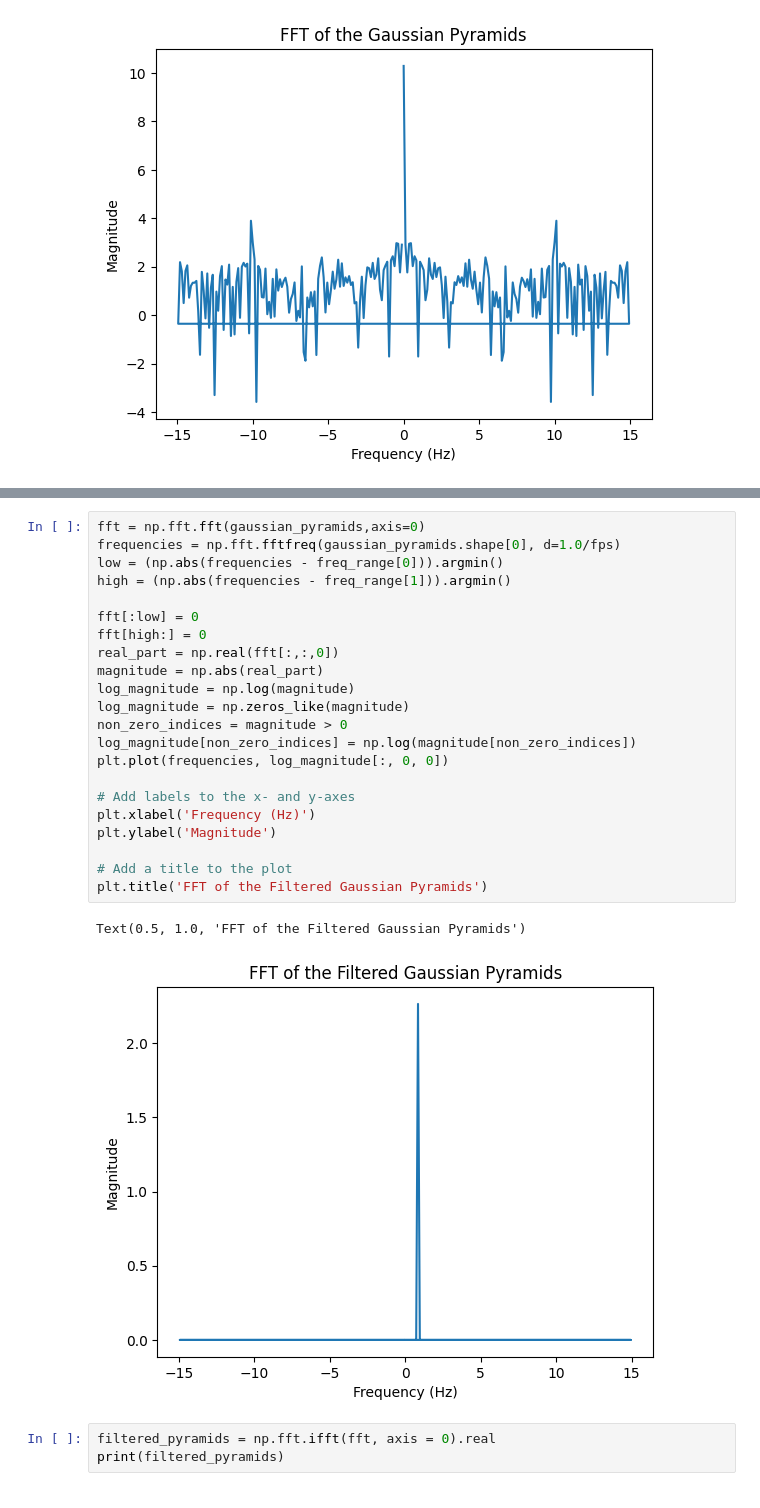
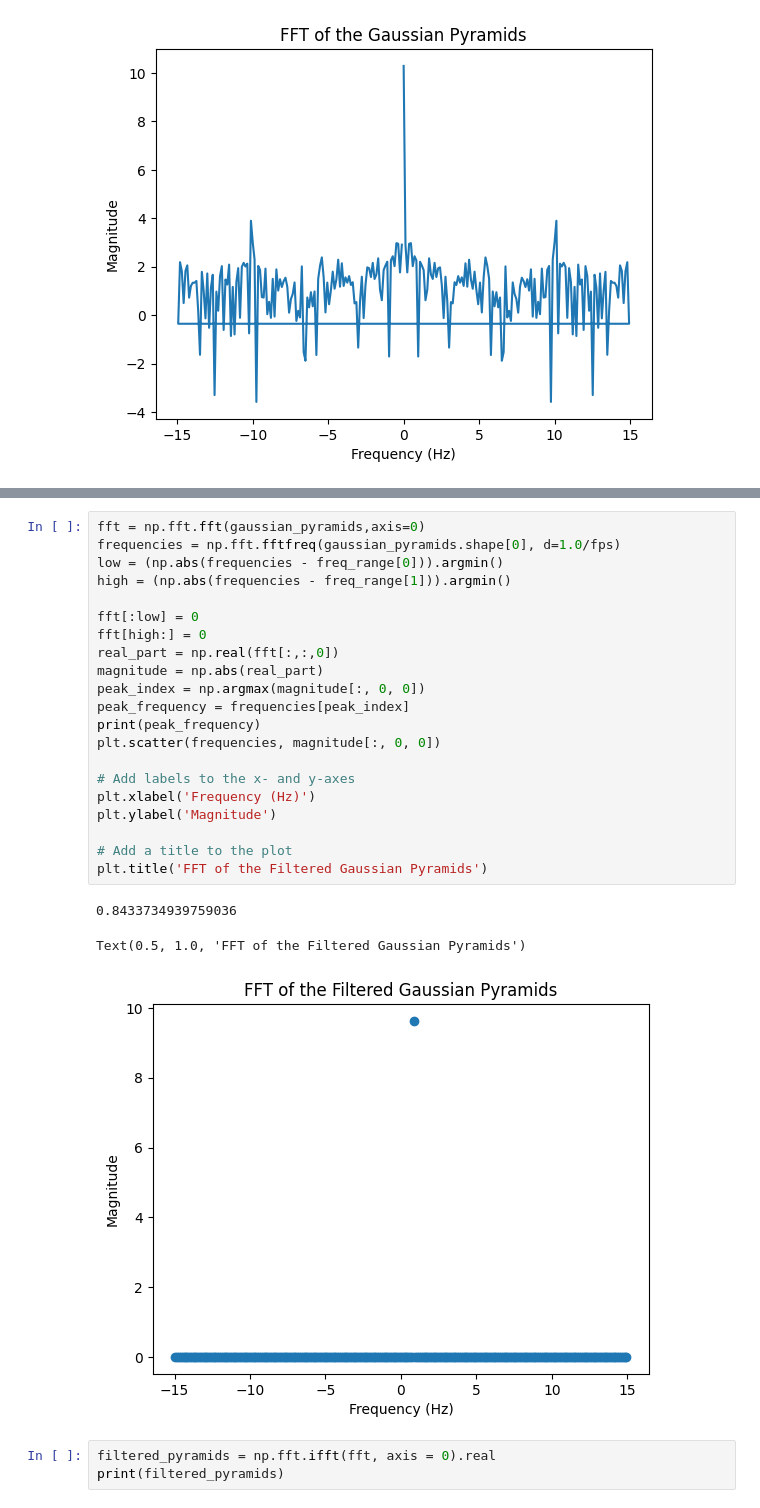
Before and after one commit to Mushimush/HRjupyter, a Jupyter notebook: HR.ipynb, the cells around one changed output, grey strips where cells are left out. Drawn from its saved outputs; the diff is of its cells as text.

```diff
--- a/HR.ipynb
+++ b/HR.ipynb
@@ -336,28 +360,28 @@ Text(0.5, 1.0, 'FFT of the Gaussian Pyramids')
 # %%
 fft = np.fft.fft(gaussian_pyramids,axis=0)
 frequencies = np.fft.fftfreq(gaussian_pyramids.shape[0], d=1.0/fps)
 low = (np.abs(frequencies - freq_range[0])).argmin()
 high = (np.abs(frequencies - freq_range[1])).argmin()
 
 fft[:low] = 0
 fft[high:] = 0
 real_part = np.real(fft[:,:,0])
 magnitude = np.abs(real_part)
-log_magnitude = np.log(magnitude)
-log_magnitude = np.zeros_like(magnitude)
-non_zero_indices = magnitude > 0
-log_magnitude[non_zero_indices] = np.log(magnitude[non_zero_indices])
-plt.plot(frequencies, log_magnitude[:, 0, 0])
+peak_index = np.argmax(magnitude[:, 0, 0])
+peak_frequency = frequencies[peak_index]
+print(peak_frequency)
+plt.scatter(frequencies, magnitude[:, 0, 0])
 
 # Add labels to the x- and y-axes
 plt.xlabel('Frequency (Hz)')
 plt.ylabel('Magnitude')
 
 # Add a title to the plot
 plt.title('FFT of the Filtered Gaussian Pyramids')
 # %% [output]
-Text(0.5, 1.0, 'FFT of the Filtered Gaussian Pyramids')
+0.8433734939759036
+Text(0.5, 1.0, 'FFT of the Filtered Gaussian Pyramids')
-[figure, old version]
+[figure, new version]
 # %%
 filtered_pyramids = np.fft.ifft(fft, axis = 0).real
 print(filtered_pyramids)
```
Also changed, not shown: parts of 2 cells of this notebook.
